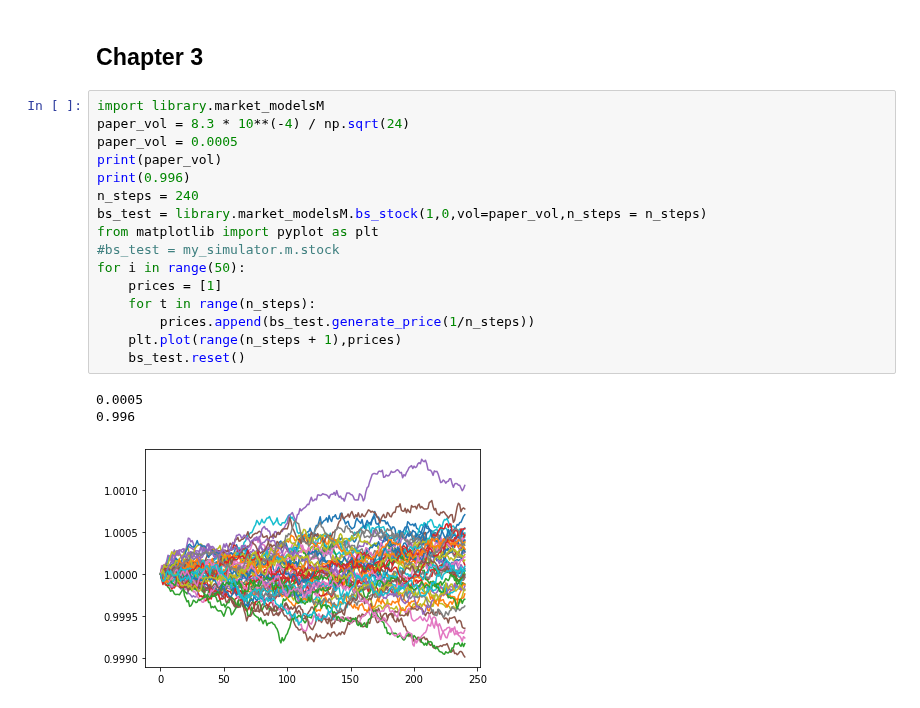
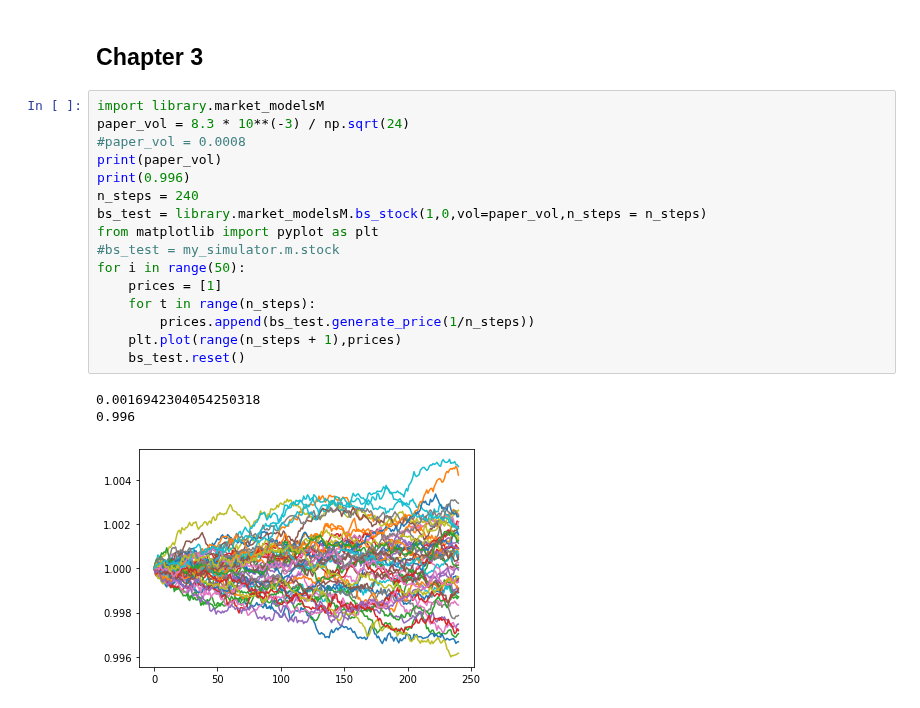
Before and after one commit to Geofffff/OptimalExecution, a Jupyter notebook: Figures.ipynb, the cells around one changed output. Saved outputs shown, nothing was run; the diff lists cells and outputs as text.

```diff
--- a/Figures.ipynb
+++ b/Figures.ipynb
@@ -160,21 +160,21 @@ plt.show()
 ## Chapter 3
 # %%
 import library.market_modelsM
-paper_vol = 8.3 * 10**(-4) / np.sqrt(24)
-paper_vol = 0.0005
+paper_vol = 8.3 * 10**(-3) / np.sqrt(24)
+#paper_vol = 0.0008
 print(paper_vol)
 print(0.996)
 n_steps = 240
 bs_test = library.market_modelsM.bs_stock(1,0,vol=paper_vol,n_steps = n_steps)
 from matplotlib import pyplot as plt
 #bs_test = my_simulator.m.stock
 for i in range(50):
     prices = [1]
     for t in range(n_steps):
         prices.append(bs_test.generate_price(1/n_steps))
     plt.plot(range(n_steps + 1),prices)
     bs_test.reset()
 # %% [output]
-0.0005
+0.0016942304054250318
 0.996
-[figure, old version]
+[figure, new version]
```
Also changed, not shown: 1 other file.
